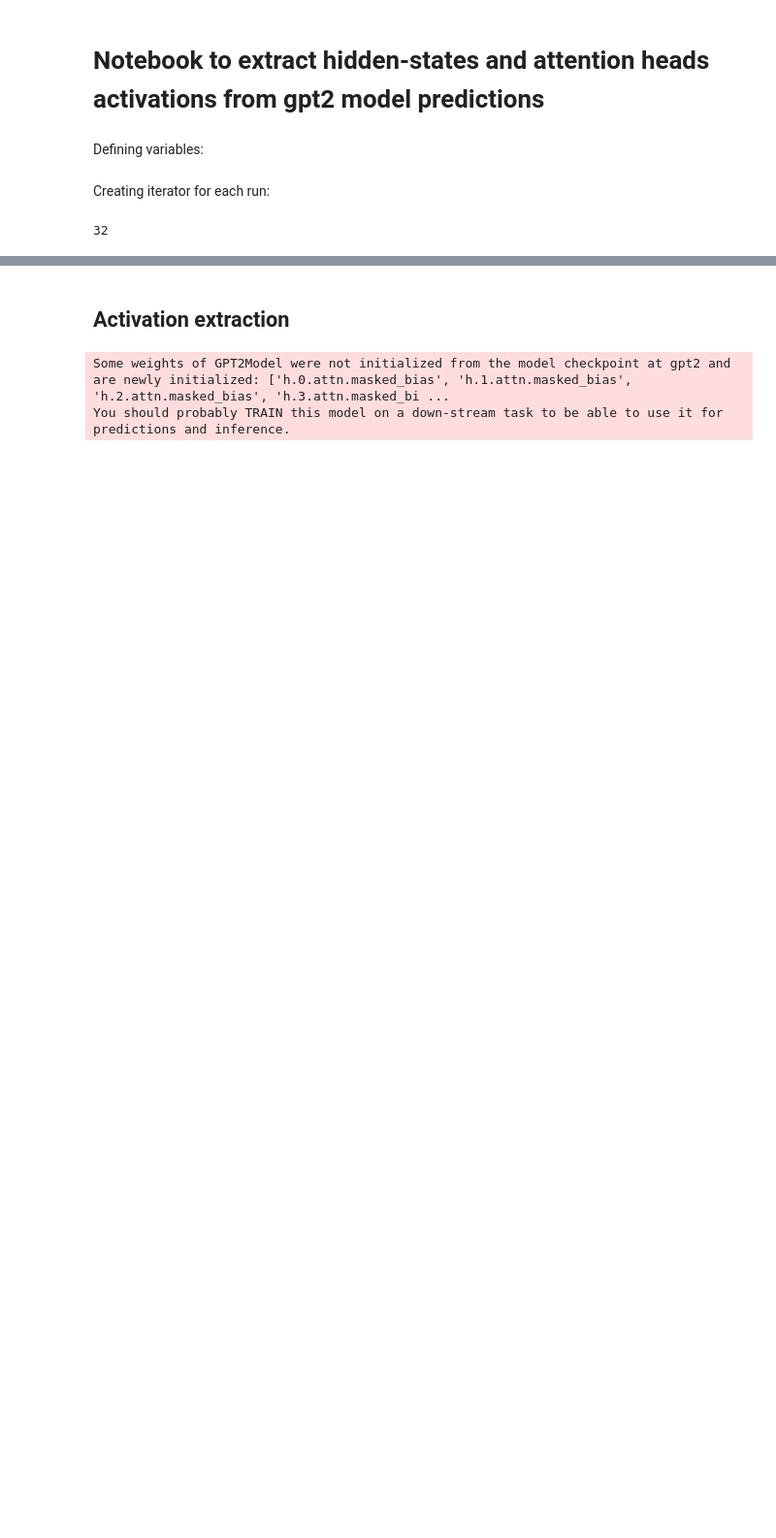
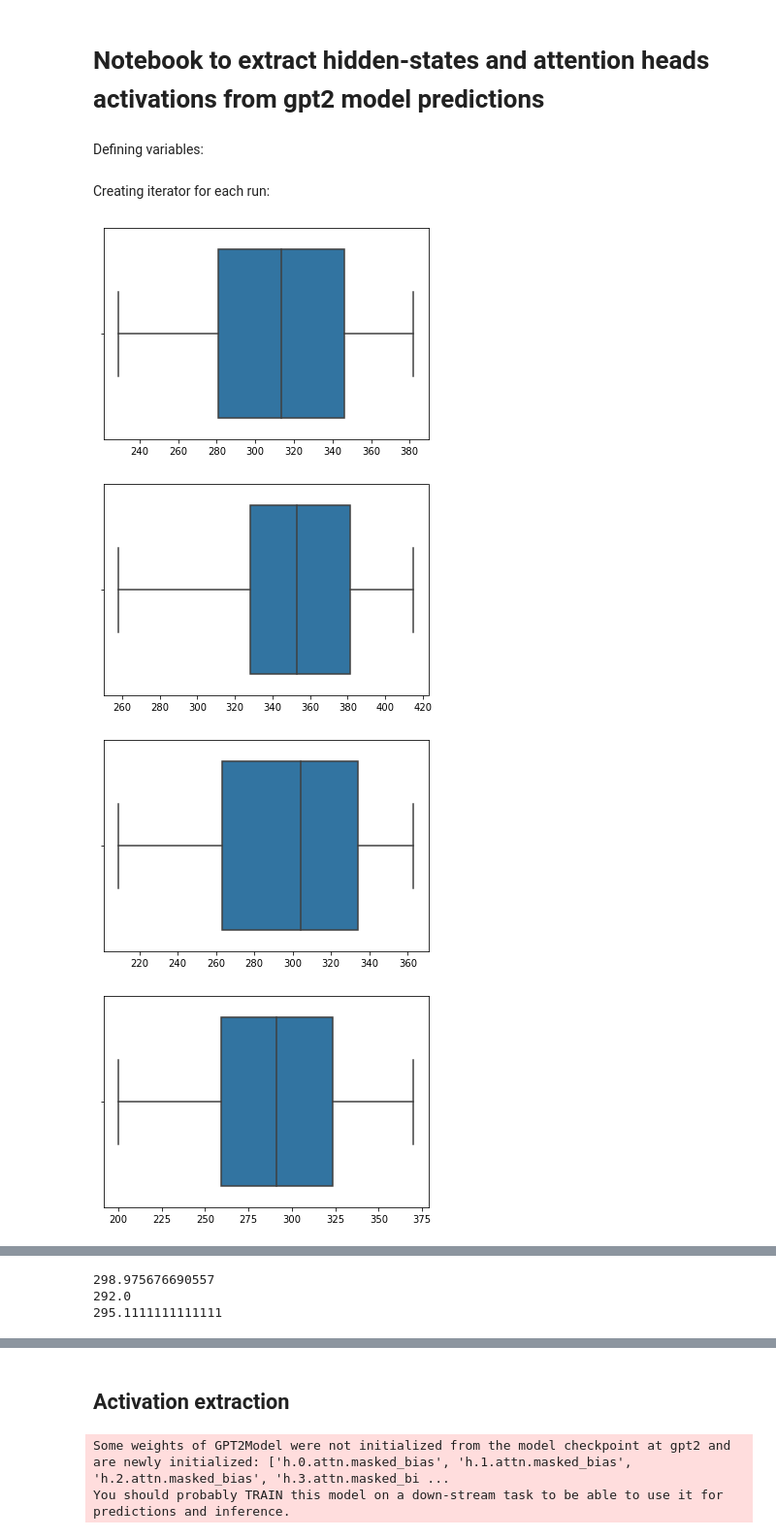
Before and after one commit to AlexandrePsq/NLP_models, a Jupyter notebook: GPT2/generate_activations.ipynb, the cells around one changed output, grey strips where cells are left out. Shown at 97% size. Saved outputs shown, nothing was run; the diff lists cells and outputs as text; code cells hidden in the pictures; blank space fills up the shorter version.

```diff
--- a/GPT2/generate_activations.ipynb
+++ b/GPT2/generate_activations.ipynb
@@ -55,41 +55,35 @@ Creating iterator for each run:
 paths = sorted(glob.glob(template))
 # %%
 iterator_list = [tokenize(path, language, train=False) for path in paths]
-# %%
-names = [
-    'gpt2_pre-20_token-0',
-    'gpt2_pre-20_token-1',
-    'gpt2_pre-20_token-2',
-    'gpt2_pre-20_token-3',
-    'gpt2_pre-20_token-4',
-    'gpt2_pre-20_token-5',
-    'gpt2_pre-20_token-7',
-    'gpt2_pre-20_token-10',
-    'gpt2_pre-20_token-15',
-    'gpt2_pre-20_token-20',
-    'gpt2_pre-20_token-25',
-    'gpt2_pre-20_token-30',
-    'gpt2_pre-20_token-35',
-    'gpt2_pre-20_token-40',
-    'gpt2_pre-20_token-50',
-    'gpt2_pre-20_token-60',
-    'gpt2_pre-20_token-70',
-    'gpt2_pre-20_token-80',
-    'gpt2_pre-20_token-90',
-    'gpt2_pre-20_token-100',
-    'gpt2_pre-20_token-125',
-    'gpt2_pre-20_token-150',
-    'gpt2_pre-20_token-175',
-    'gpt2_pre-20_token-200',
-    'gpt2_pre-20_token-225',
-    'gpt2_pre-20_token-250',
-    'gpt2_pre-20_token-275',
-    'gpt2_pre-20_token-300',
-    'gpt2_pre-20_token-325',
-    'gpt2_pre-20_token-350',
-    'gpt2_pre-20_token-375',
-    'gpt2_pre-20_token-400',
-        ]
-len(names)
-# %% [output]
-32
+# %%
+import utils
+import seaborn as sns
+import matplotlib.pyplot as plt
+from transformers import GPT2Tokenizer
+
+tokenizer = GPT2Tokenizer.from_pretrained('gpt2')
+
+lengths = []
+
+for index in range(9):
+    batches, indexes = utils.batchify_per_sentence_with_context(
+                iterator_list[index],
+                1,
+                20,
+                'gpt2',
+                max_length=512)
+    #lengths.append(np.array(sorted([len(item.split()) for item in batches])))
+    lengths.append(np.array(sorted([len(tokenizer.tokenize(item)) for item in batches])))
+
+    sns.boxplot(lengths[-1])
+    plt.show()
+    print()
+
+print(np.mean(np.array([np.mean(item) for item in lengths])))
+print(np.median(np.array([np.median(item) for item in lengths])))
+print(np.mean(np.array([np.median(item) for item in lengths])))
+# %% [output]
+[figure, added]
+[figure, added]
+[figure, added]
+[figure, added]
@@ -96 +95,4 @@ len(names)
+298.975676690557
+292.0
+295.1111111111111
 # %%
```
Also changed, not shown: parts of 4 cells of this notebook, 2 other files.
